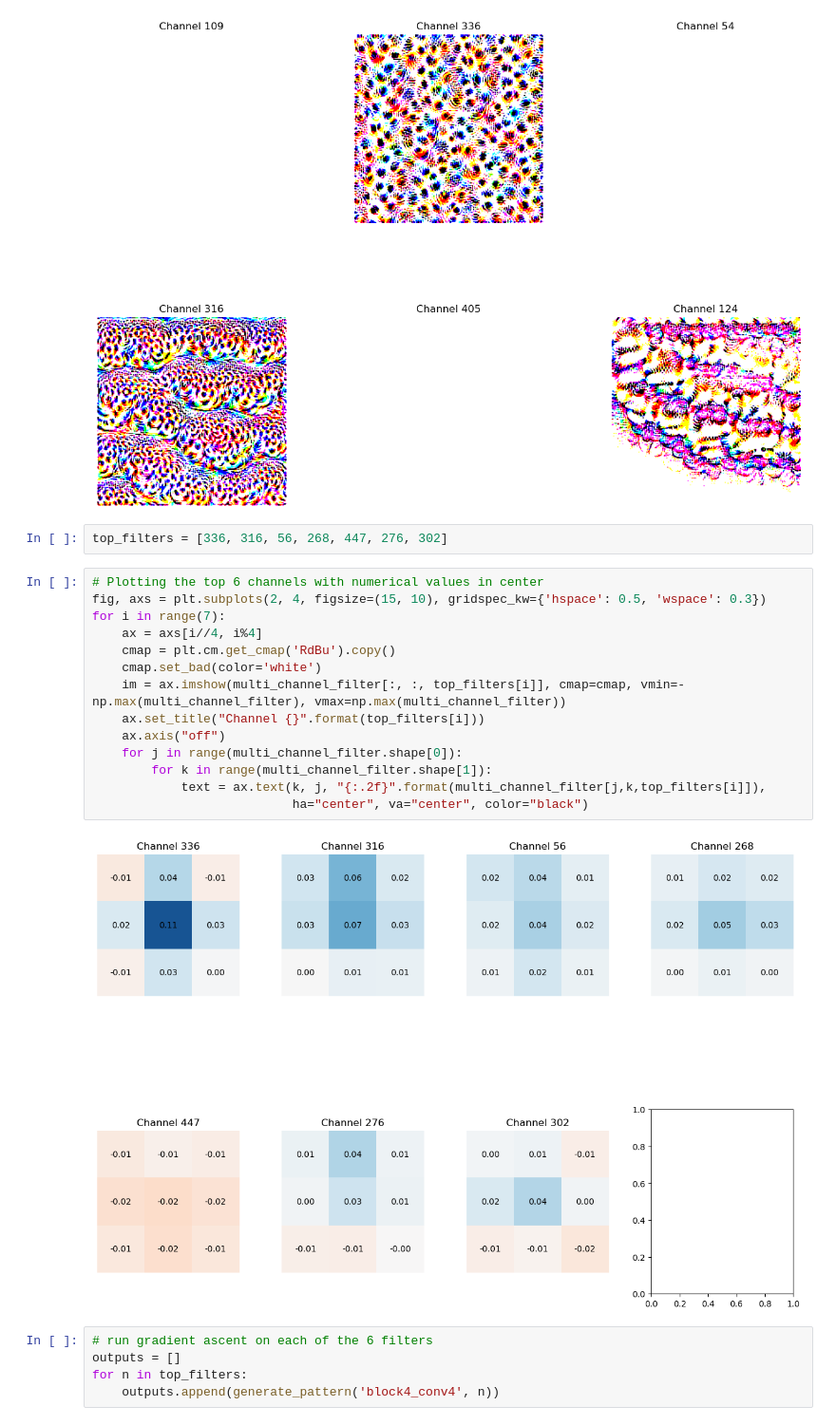
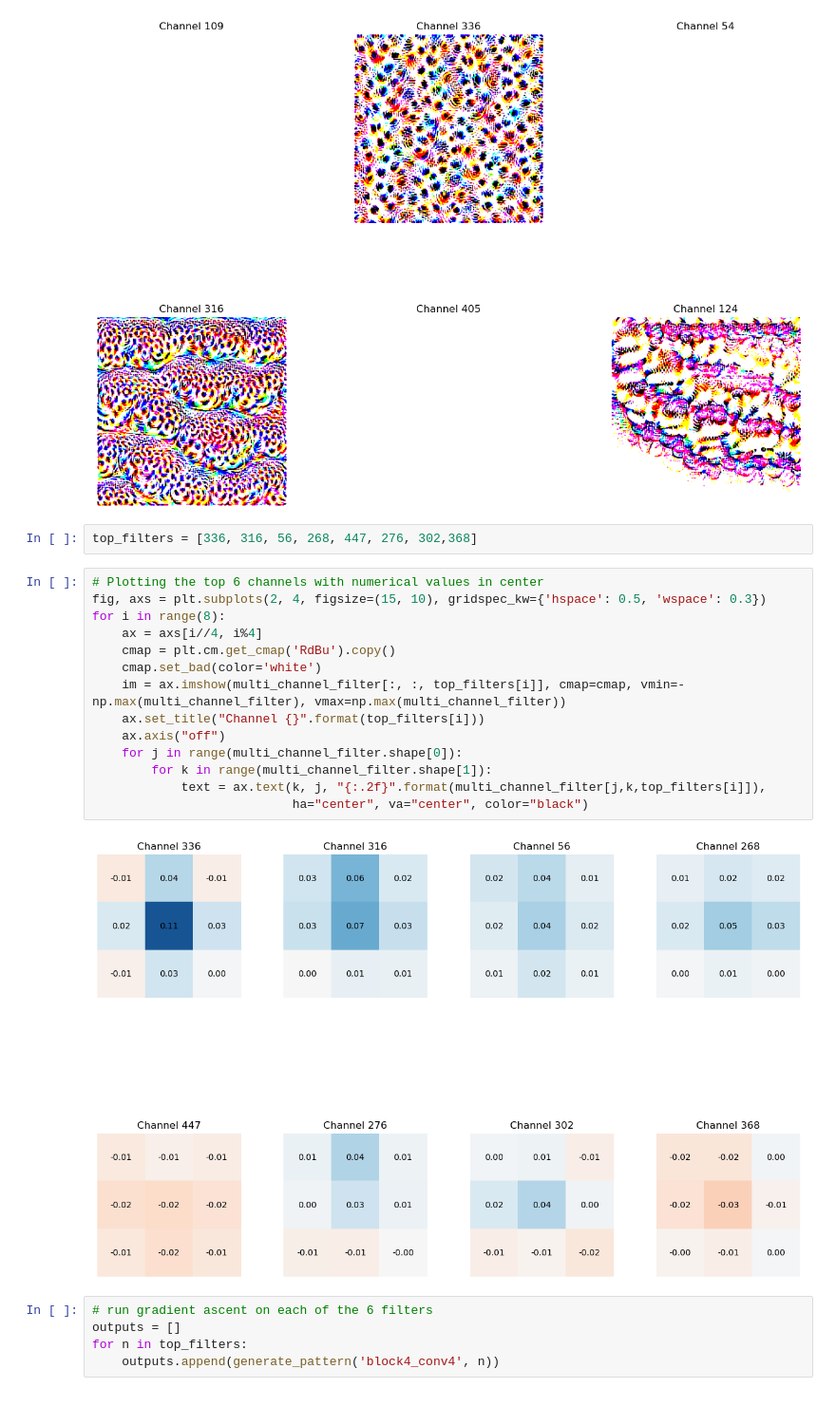
Before and after one commit to saakethkoka/ML-Lab3-CNN-Visualization, a Jupyter notebook: main.ipynb, the cells around one changed output. Shown at 95% size. Drawn from its saved outputs; the diff is of its cells as text.

Commit message:
cleaning up visuals

```diff
--- a/main.ipynb
+++ b/main.ipynb
@@ -376,23 +376,23 @@ Clipping input data to the valid range for imshow with RGB data ([0..1] for floa
 Clipping input data to the valid range for imshow with RGB data ([0..1] for floats or [0..255] for integers).
 [figure]
 # %%
-top_filters = [336, 316, 56, 268, 447, 276, 302]
+top_filters = [336, 316, 56, 268, 447, 276, 302,368]
 # %%
 # Plotting the top 6 channels with numerical values in center
 fig, axs = plt.subplots(2, 4, figsize=(15, 10), gridspec_kw={'hspace': 0.5, 'wspace': 0.3})
-for i in range(7):
+for i in range(8):
     ax = axs[i//4, i%4]
     cmap = plt.cm.get_cmap('RdBu').copy()
     cmap.set_bad(color='white')
     im = ax.imshow(multi_channel_filter[:, :, top_filters[i]], cmap=cmap, vmin=-np.max(multi_channel_filter), vmax=np.max(multi_channel_filter))
     ax.set_title("Channel {}".format(top_filters[i]))
     ax.axis("off")
     for j in range(multi_channel_filter.shape[0]):
         for k in range(multi_channel_filter.shape[1]):
             text = ax.text(k, j, "{:.2f}".format(multi_channel_filter[j,k,top_filters[i]]),
                            ha="center", va="center", color="black")
 # %% [output]
-[figure, old version]
+[figure, new version]
 # %%
 # run gradient ascent on each of the 6 filters
 outputs = []
```
Also changed, not shown: parts of 1 cell of this notebook.
